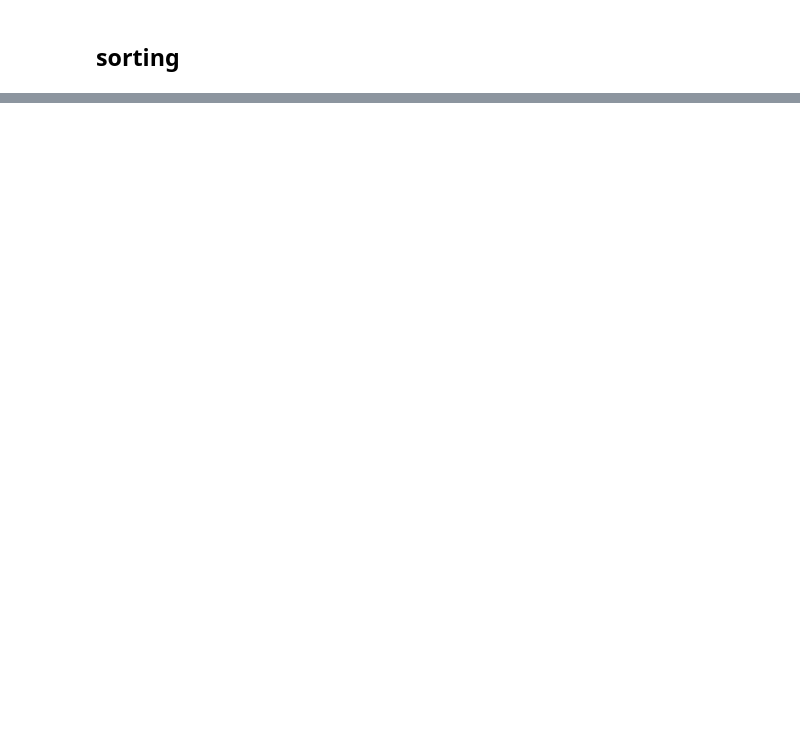
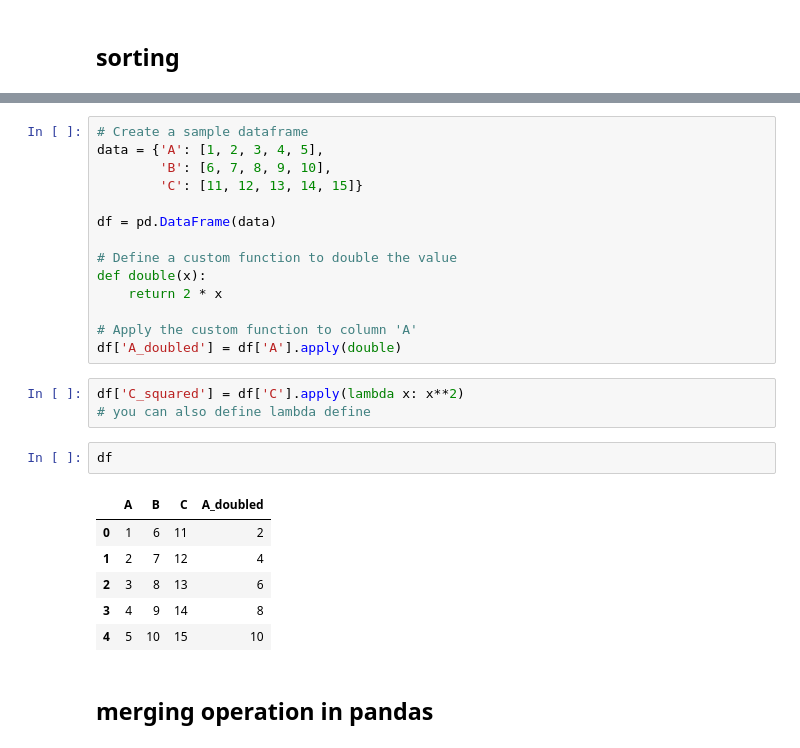
Before and after one commit to upflairs-pvt-ltd/jecrc-AI_ML_example-27thsep2023, a Jupyter notebook: pandas/pandas material.ipynb, the cells around one changed output, grey strips where cells are left out. Drawn from its saved outputs; the diff is of its cells as text; blank space fills up the shorter version.

```diff
--- a/pandas/pandas material.ipynb
+++ b/pandas/pandas material.ipynb
@@ -372,0 +400,28 @@ df2.sort_values('price',ascending=False).head(20)
+# %%
+# Create a sample dataframe
+data = {'A': [1, 2, 3, 4, 5],
+        'B': [6, 7, 8, 9, 10],
+        'C': [11, 12, 13, 14, 15]}
+
+df = pd.DataFrame(data)
+
+# Define a custom function to double the value
+def double(x):
+    return 2 * x
+
+# Apply the custom function to column 'A'
+df['A_doubled'] = df['A'].apply(double)
+# %%
+df['C_squared'] = df['C'].apply(lambda x: x**2)
+# you can also define lambda define
+# %%
+df
+# %% [output]
+|  | A | B | C | A_doubled |
+| 0 | 1 | 6 | 11 | 2 |
+| 1 | 2 | 7 | 12 | 4 |
+| 2 | 3 | 8 | 13 | 6 |
+| 3 | 4 | 9 | 14 | 8 |
+| 4 | 5 | 10 | 15 | 10 |
+# %% [markdown]
+## merging operation in pandas
```
Also changed, not shown: parts of 23 cells of this notebook, 2 other files.
